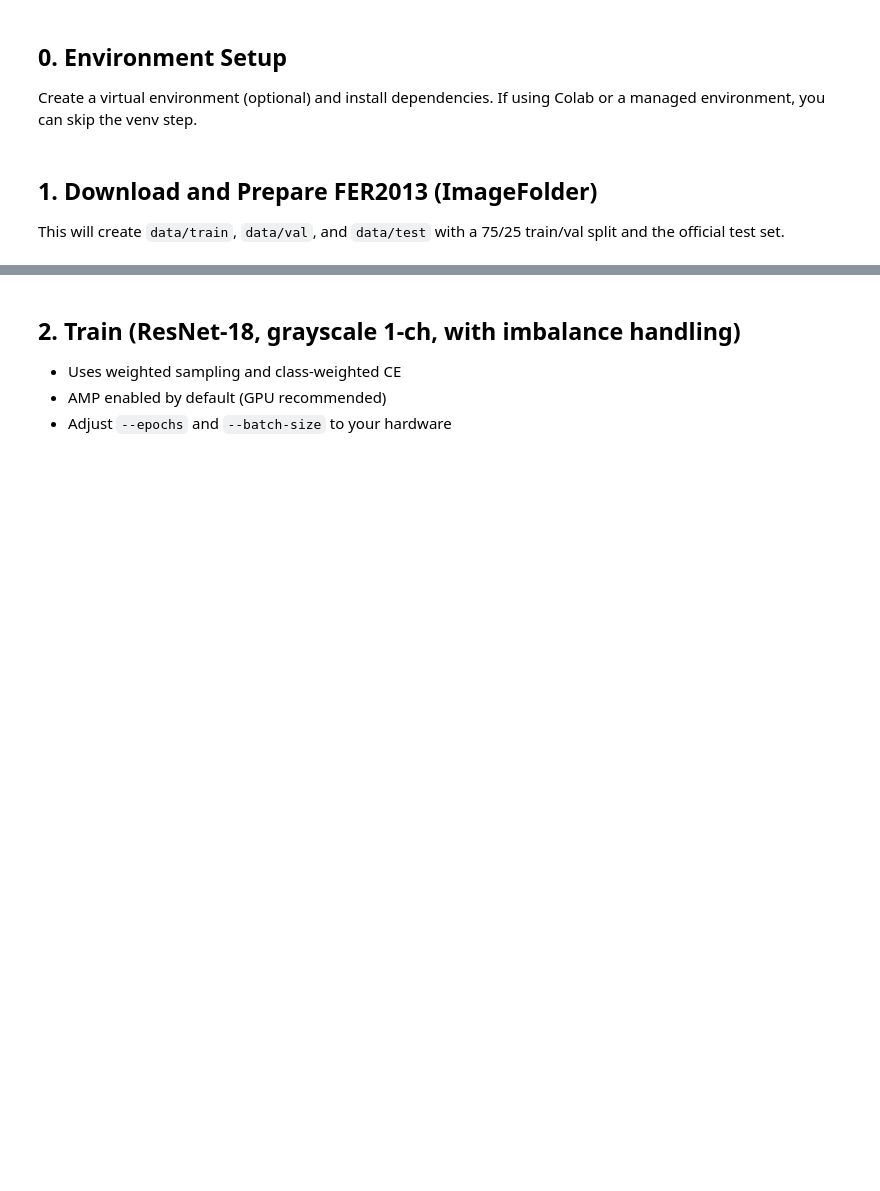
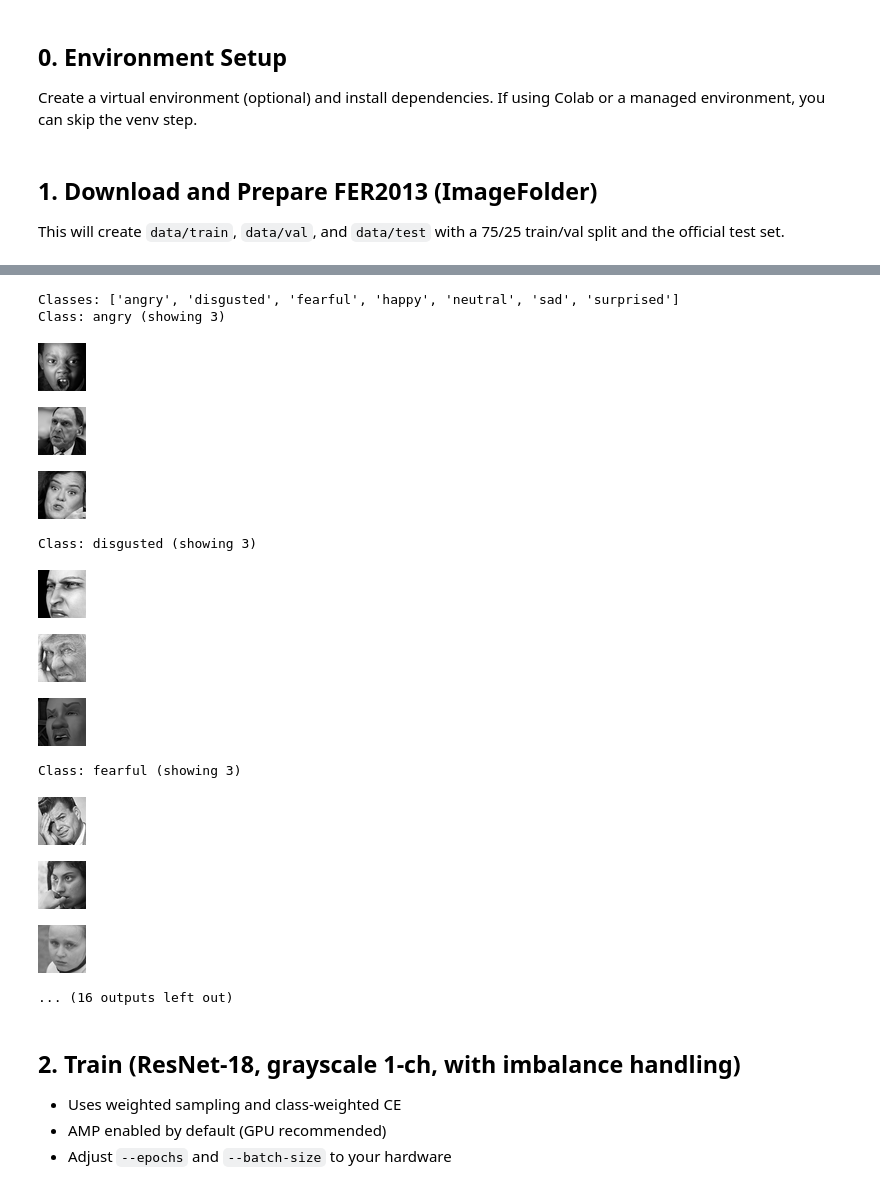
Before and after one commit to JerMa88/mood-recognition-yolo, a Jupyter notebook: resnet/notebooks/FER2013_Quickstart.ipynb, the cells around one changed output, grey strips where cells are left out. Drawn from its saved outputs; the diff is of its cells as text; code cells hidden in the pictures; blank space fills up the shorter version.

```diff
--- a/resnet/notebooks/FER2013_Quickstart.ipynb
+++ b/resnet/notebooks/FER2013_Quickstart.ipynb
@@ -24,19 +28,34 @@ This will create `data/train`, `data/val`, and `data/test` with a 75/25 train/va
 # %%
 # Preview a few samples per class from the training split
 import os, random
 from IPython.display import display
 from PIL import Image
-root = 'data/train'
+root = '../data/train'
 classes = sorted([d for d in os.listdir(root) if os.path.isdir(os.path.join(root, d))])
 print('Classes:', classes)
 samples_per_class = 3
 for cls in classes:
     cls_dir = os.path.join(root, cls)
     imgs = [os.path.join(cls_dir, f) for f in os.listdir(cls_dir) if f.lower().endswith(('.png','.jpg','.jpeg'))]
     random.shuffle(imgs)
     print(f'Class: {cls} (showing {min(samples_per_class, len(imgs))})')
     for path in imgs[:samples_per_class]:
         display(Image.open(path))
+# %% [output]
+Classes: ['angry', 'disgusted', 'fearful', 'happy', 'neutral', 'sad', 'surprised']
+Class: angry (showing 3)
+[figure, added]
+[figure, added]
+[figure, added]
+Class: disgusted (showing 3)
+[figure, added]
+[figure, added]
+[figure, added]
+Class: fearful (showing 3)
+[figure, added]
+[figure, added]
+[figure, added]
+... (16 outputs left out)
 # %% [markdown]
 ## 2. Train (ResNet-18, grayscale 1-ch, with imbalance handling)
 - Uses weighted sampling and class-weighted CE
```
Also changed, not shown: parts of 14 cells of this notebook, 10 other files.
